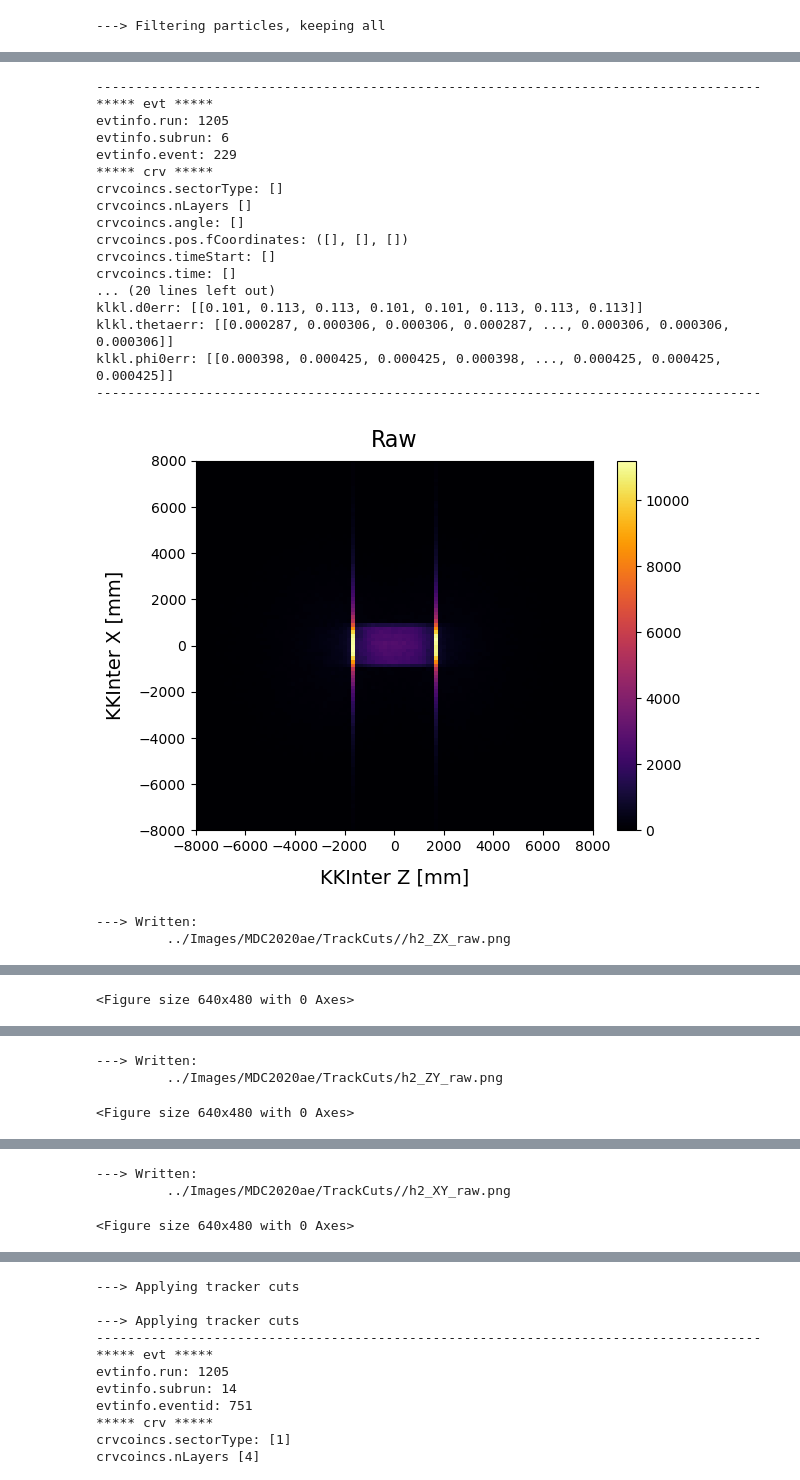
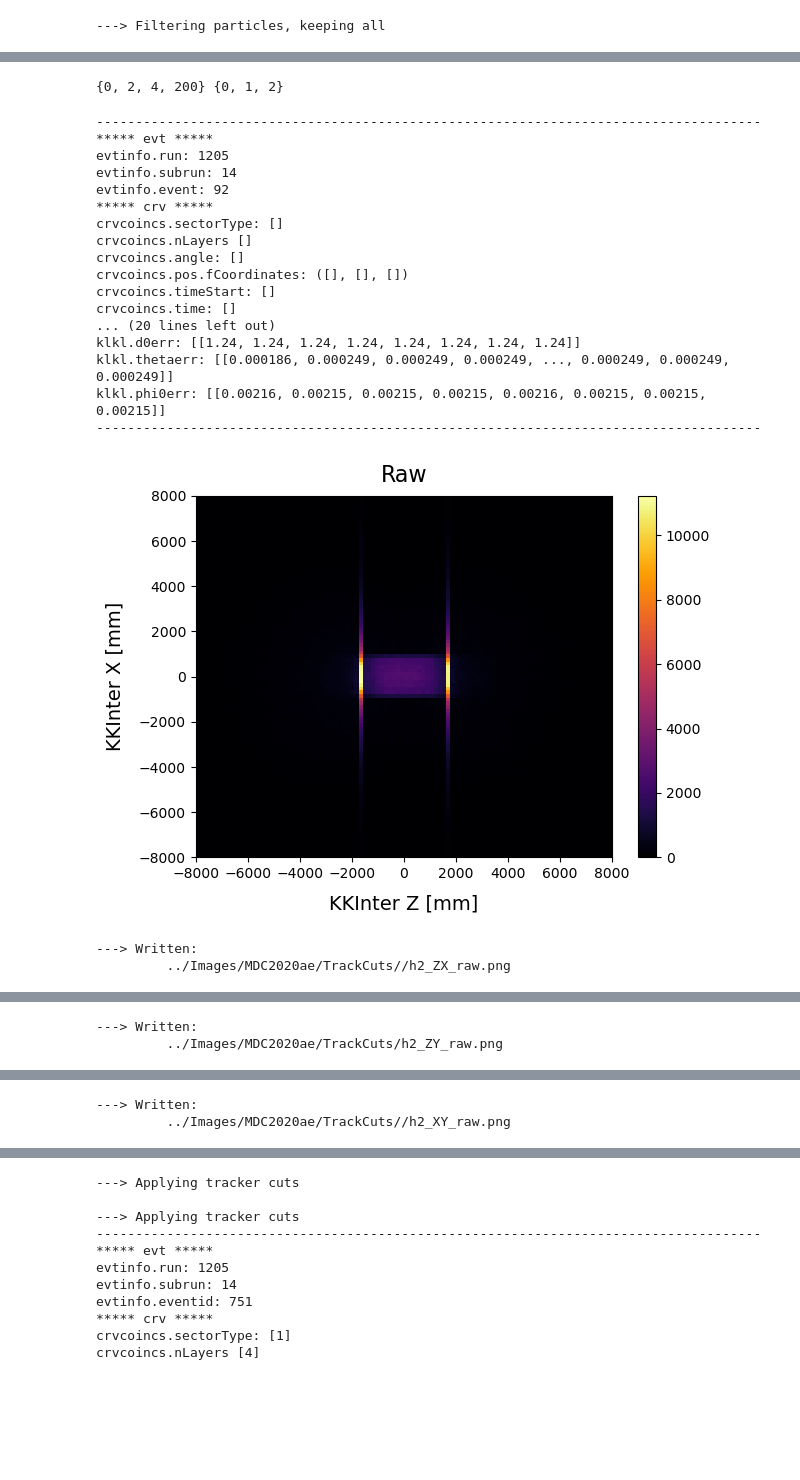
Before and after one commit to sam-grant/CRVSim, a Jupyter notebook: Analyses/Jupyter/TrackCuts.ipynb, the cells around one changed output, grey strips where cells are left out. Saved outputs shown, nothing was run; the diff lists cells and outputs as text; code cells hidden in the pictures; blank space fills up the shorter version.

Commit message:
More plotting.

```diff
--- a/Analyses/Jupyter/TrackCuts.ipynb
+++ b/Analyses/Jupyter/TrackCuts.ipynb
@@ -24,7 +24,7 @@ import Utils as ut
 import PrintUtils as pr
 # %%
 # Plot2D
-def Plot2D(x, y, nbinsX=100, xmin=-1.0, xmax=1.0, nbinsY=100, ymin=-1.0, ymax=1.0, min_box_coords=None, max_box_coords=None, title=None, xlabel=None, ylabel=None, fout="hist.png", log=False, cb=True, NDPI=300):
+def Plot2D(x, y, nbinsX=100, xmin=-1.0, xmax=1.0, nbinsY=100, ymin=-1.0, ymax=1.0, min_box_coords=None, max_box_coords=None, box_colour="w", title=None, xlabel=None, ylabel=None, fout="hist.png", log=False, cb=True, NDPI=300):
 
     # Filter out empty entries from x and y
     valid_indices = [i for i in range(len(x)) if np.any(x[i]) and np.any(y[i])]
@@ -61,7 +61,7 @@ def Plot2D(x, y, nbinsX=100, xmin=-1.0, xmax=1.0, nbinsY=100, ymin=-1.0, ymax=1.
     if min_box_coords and max_box_coords:
         x_min, y_min = min_box_coords
         x_max, y_max = max_box_coords
-        rect = patches.Rectangle((x_min, y_min), x_max - x_min, y_max - y_min, linewidth=1, linestyle="--", edgecolor="w", facecolor="none")
+        rect = patches.Rectangle((x_min, y_min), x_max - x_min, y_max - y_min, linewidth=1, linestyle="--", edgecolor=box_colour, facecolor="none")
         ax.add_patch(rect)
 
     plt.title(title, fontsize=16, pad=10)
@@ -198,51 +182,65 @@ recon="MDC2020ae"
 PE=10
 particle="all"
 layer=3
+# %%
+# testing: tracker planes
+# sid: integer identifying the surface the track intersection
+# sindex: index enumerating intersections with this surface (if there are >1)
+unique_sid = set(ak.flatten(data_["trkfit"]["klfit"]["sid"], axis=None))
+unique_sindex = set(ak.flatten(data_["trkfit"]["klfit"]["sindex"], axis=None))
+print(unique_sid, unique_sindex)
+# %% [output]
+{0, 2, 4, 200} {0, 1, 2}
 # %%
 '''
 Just raw data
 '''
+# sid=0
+# # print(data_["trkfit"])
+# data_["trkfit"] = data_["trkfit"][(data_["trkfit"]["klfit"]["sid"] == sid)]
 
 ut.PrintNEvents(data_, 1)
 
-Plot2D(x=ak.flatten(data_["trkfit"]["klfit"]["pos"]["fCoordinates"]["fZ"], axis=None)#[:1000]
-         , y=ak.flatten(data_["trkfit"]["klfit"]["pos"]["fCoordinates"]["fX"], axis=None)#[:1000]
+length=-1
+
+Plot2D(x=ak.flatten(data_["trkfit"]["klfit"]["pos"]["fCoordinates"]["fZ"], axis=None)[:length]
+         , y=ak.flatten(data_["trkfit"]["klfit"]["pos"]["fCoordinates"]["fX"], axis=None)[:length]
          , nbinsX=100, xmin=-8000, xmax=8000, nbinsY=100, ymin=-8000, ymax=8000
          # , xbox_= [-crvDS_len/2, crvDS_len/2], ybox_ =  [-crvDS_wid/2, crvDS_wid/2]
          , title="Raw", xlabel="KKInter Z [mm]", ylabel="KKInter X [mm]"
          , fout=f"../Images/{recon}/TrackCuts//h2_ZX_raw.png")
 
-Plot2D(x=ak.flatten(data_["trkfit"]["klfit"]["pos"]["fCoordinates"]["fZ"], axis=None)#[:1000]
-         , y=ak.flatten(data_["trkfit"]["klfit"]["pos"]["fCoordinates"]["fY"], axis=None)#[:1000]
+Plot2D(x=ak.flatten(data_["trkfit"]["klfit"]["pos"]["fCoordinates"]["fZ"], axis=None)[:length]
+         , y=ak.flatten(data_["trkfit"]["klfit"]["pos"]["fCoordinates"]["fY"], axis=None)[:length]
          , nbinsX=100, xmin=-8000, xmax=8000, nbinsY=100, ymin=0, ymax=6000
          # , xbox_= [-crvDS_len/2, crvDS_len/2], ybox_ =  [-crvDS_wid/2, crvDS_wid/2]
          , title="Raw", xlabel="KKInter Z [mm]", ylabel="KKInter Y [mm]"
          , fout=f"../Images/{recon}/TrackCuts/h2_ZY_raw.png")
 
-Plot2D(x=ak.flatten(data_["trkfit"]["klfit"]["pos"]["fCoordinates"]["fX"], axis=None)#[:1000]
-         , y=ak.flatten(data_["trkfit"]["klfit"]["pos"]["fCoordinates"]["fY"], axis=None)#[:1000]
+Plot2D(x=ak.flatten(data_["trkfit"]["klfit"]["pos"]["fCoordinates"]["fX"], axis=None)[:length]
+         , y=ak.flatten(data_["trkfit"]["klfit"]["pos"]["fCoordinates"]["fY"], axis=None)[:length]
          , nbinsX=100, xmin=-8000, xmax=8000, nbinsY=100, ymin=0, ymax=6000
          # , xbox_= [-crvDS_len/2, crvDS_len/2], ybox_ =  [-crvDS_wid/2, crvDS_wid/2]
-         , title="Raw", xlabel="KKInter Z [mm]", ylabel="KKInter Y [mm]"
+         , title="Raw", xlabel="KKInter X [mm]", ylabel="KKInter Y [mm]"
          , fout=f"../Images/{recon}/TrackCuts//h2_XY_raw.png")
 # %% [output]
 -------------------------------------------------------------------------------------
 ***** evt *****
 evtinfo.run: 1205
-evtinfo.subrun: 6
-evtinfo.event: 229
+evtinfo.subrun: 14
+evtinfo.event: 92
 ***** crv *****
 crvcoincs.sectorType: []
 crvcoincs.nLayers []
 crvcoincs.angle: []
 crvcoincs.pos.fCoordinates: ([], [], [])
 crvcoincs.timeStart: []
 crvcoincs.time: []
 ... (20 lines left out)
-klkl.d0err: [[0.101, 0.113, 0.113, 0.101, 0.101, 0.113, 0.113, 0.113]]
-klkl.thetaerr: [[0.000287, 0.000306, 0.000306, 0.000287, ..., 0.000306, 0.000306, 0.000306]]
-klkl.phi0err: [[0.000398, 0.000425, 0.000425, 0.000398, ..., 0.000425, 0.000425, 0.000425]]
+klkl.d0err: [[1.24, 1.24, 1.24, 1.24, 1.24, 1.24, 1.24, 1.24]]
+klkl.thetaerr: [[0.000186, 0.000249, 0.000249, 0.000249, ..., 0.000249, 0.000249, 0.000249]]
+klkl.phi0err: [[0.00216, 0.00215, 0.00215, 0.00215, 0.00216, 0.00215, 0.00215, 0.00215]]
 -------------------------------------------------------------------------------------
-[figure, old version]
+[figure, new version]
 ---> Written:
          ../Images/MDC2020ae/TrackCuts//h2_ZX_raw.png
@@ -249 +248,2 @@ klkl.phi0err: [[0.000398, 0.000425, 0.000425, 0.000398, ..., 0.000425, 0.000425,
-<Figure size 640x480 with 0 Axes>
+---> Written:
+         ../Images/MDC2020ae/TrackCuts/h2_ZY_raw.png
@@ -251,3 +251,2 @@ klkl.phi0err: [[0.000398, 0.000425, 0.000425, 0.000398, ..., 0.000425, 0.000425,
 ---> Written:
-         ../Images/MDC2020ae/TrackCuts/h2_ZY_raw.png
+         ../Images/MDC2020ae/TrackCuts//h2_XY_raw.png
-<Figure size 640x480 with 0 Axes>
@@ -255,3 +252,0 @@ klkl.phi0err: [[0.000398, 0.000425, 0.000425, 0.000398, ..., 0.000425, 0.000425,
----> Written:
-         ../Images/MDC2020ae/TrackCuts//h2_XY_raw.png
-<Figure size 640x480 with 0 Axes>
```
Also changed, not shown: parts of 26 cells of this notebook, 1 other file.
